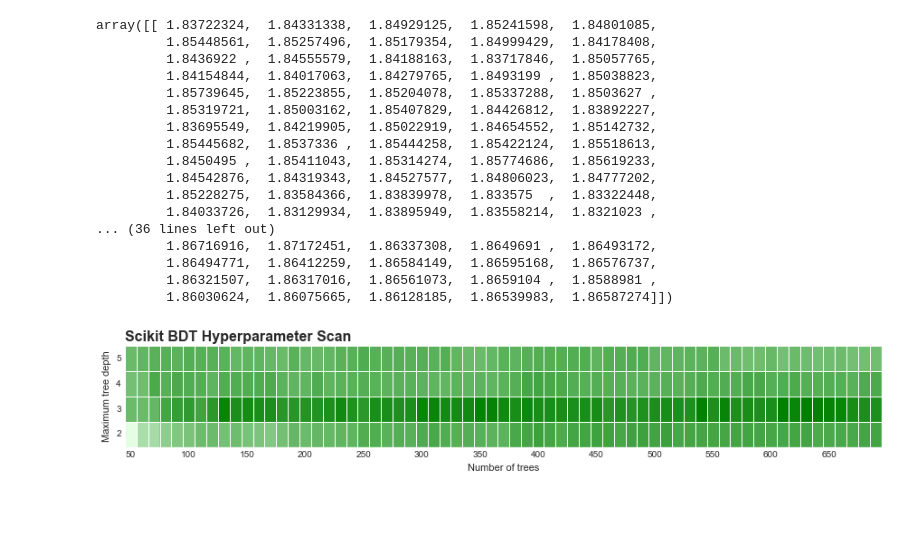
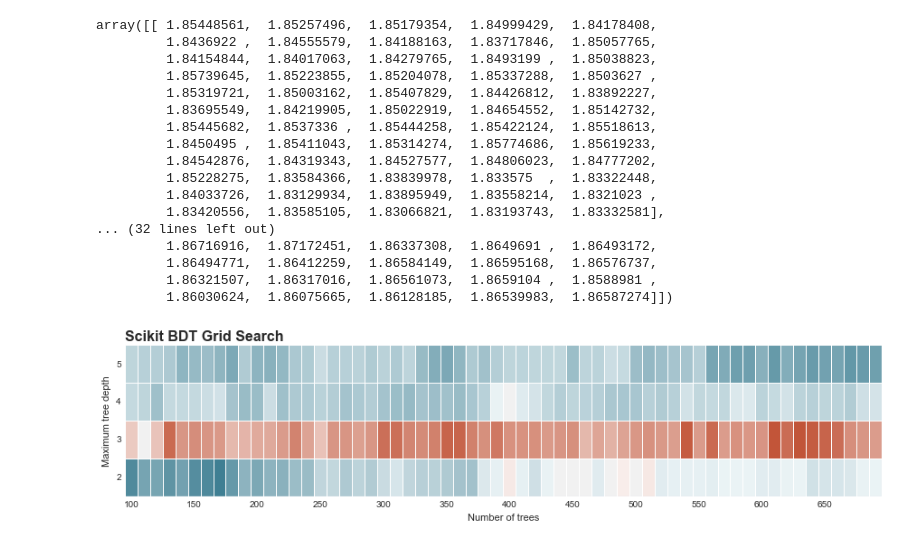
Before and after one commit to jimpala/msci-hep, a Jupyter notebook: skl_gridsearches/BDT_gridsearch_explore.ipynb, the cells around one changed output. Saved outputs shown, nothing was run; the diff lists cells and outputs as text; code cells hidden in the pictures; blank space fills up the shorter version.

```diff
--- a/skl_gridsearches/BDT_gridsearch_explore.ipynb
+++ b/skl_gridsearches/BDT_gridsearch_explore.ipynb
@@ -42,15 +42,14 @@ plt.show()
 # %%
-scores_2depth = df_2jet2fold[df_2jet2fold['param_base_estimator__max_depth'] == 2]['mean_test_score'].as_matrix()
-scores_3depth = df_2jet2fold[df_2jet2fold['param_base_estimator__max_depth'] == 3]['mean_test_score'].as_matrix()
-scores_4depth = df_2jet2fold[df_2jet2fold['param_base_estimator__max_depth'] == 4]['mean_test_score'].as_matrix()
-scores_5depth = df_2jet2fold[df_2jet2fold['param_base_estimator__max_depth'] == 5]['mean_test_score'].as_matrix()
+scores_2depth = df_2jet2fold[df_2jet2fold['param_base_estimator__max_depth'] == 2]['mean_test_score'].as_matrix()[5:]
+scores_3depth = df_2jet2fold[df_2jet2fold['param_base_estimator__max_depth'] == 3]['mean_test_score'].as_matrix()[5:]
+scores_4depth = df_2jet2fold[df_2jet2fold['param_base_estimator__max_depth'] == 4]['mean_test_score'].as_matrix()[5:]
+scores_5depth = df_2jet2fold[df_2jet2fold['param_base_estimator__max_depth'] == 5]['mean_test_score'].as_matrix()[5:]
 
 
 scores = np.vstack((scores_5depth, scores_4depth, scores_3depth, scores_2depth))
 scores
 # %% [output]
-array([[ 1.83722324,  1.84331338,  1.84929125,  1.85241598,  1.84801085,
-         1.85448561,  1.85257496,  1.85179354,  1.84999429,  1.84178408,
+array([[ 1.85448561,  1.85257496,  1.85179354,  1.84999429,  1.84178408,
          1.8436922 ,  1.84555579,  1.84188163,  1.83717846,  1.85057765,
          1.84154844,  1.84017063,  1.84279765,  1.8493199 ,  1.85038823,
          1.85739645,  1.85223855,  1.85204078,  1.85337288,  1.8503627 ,
@@ -61,47 +60,48 @@ array([[ 1.83722324,  1.84331338,  1.84929125,  1.85241598,  1.84801085,
          1.84542876,  1.84319343,  1.84527577,  1.84806023,  1.84777202,
          1.85228275,  1.83584366,  1.83839978,  1.833575  ,  1.83322448,
          1.84033726,  1.83129934,  1.83895949,  1.83558214,  1.8321023 ,
-... (36 lines left out)
+         1.83420556,  1.83585105,  1.83066821,  1.83193743,  1.83332581],
+... (32 lines left out)
          1.86716916,  1.87172451,  1.86337308,  1.8649691 ,  1.86493172,
          1.86494771,  1.86412259,  1.86584149,  1.86595168,  1.86576737,
          1.86321507,  1.86317016,  1.86561073,  1.8659104 ,  1.8588981 ,
          1.86030624,  1.86075665,  1.86128185,  1.86539983,  1.86587274]])
 # %%
-fig, ax = plt.subplots(figsize=(15,2))
-cmap2 = sns.light_palette("green", as_cmap=True)
+fig, ax = plt.subplots(figsize=(15,3))
+cmap2 = sns.diverging_palette(220, 20, n=7, as_cmap=True)
 
 # rcParams
 mpl.rcParams['axes.titlesize'] = 16.
 mpl.rcParams['axes.titleweight'] = 'bold'
 
 
 ax.imshow(scores, cmap=cmap2,
-          interpolation='none', extent=[50,700,2,6], aspect='auto')
-ax.set_xticks(np.arange(50, 701, 10))
+          interpolation='none', extent=[100,700,2,6], aspect='auto')
+ax.set_xticks(np.arange(100, 701, 10))
 ax.set_yticks(np.arange(2, 6.1, 1))
 
 # Hide major tick labels
 ax.set_xticklabels('')
 ax.set_yticklabels('')
 
 
 # Customize minor tick labels
-ax.set_xticks(np.arange(55, 705, 50), minor=True)
-ax.set_xticklabels(np.arange(50, 700, 50), minor=True)
+ax.set_xticks(np.arange(105, 705, 50), minor=True)
+ax.set_xticklabels(np.arange(100, 700, 50), minor=True)
 
 # Customize minor tick labels
 ax.set_yticks([2.5,3.5,4.5,5.5], minor=True)
 ax.set_yticklabels(['2','3','4','5'], minor=True)
 
 # Titles
 ax.set_xlabel('Number of trees')
 ax.set_ylabel('Maximum tree depth')
-ax.set_title('Scikit BDT Hyperparameter Scan', loc='left')
+ax.set_title('Scikit BDT Grid Search', loc='left')
 
-
+plt.savefig('bdt_gridsearch.png', transparent=True)
 plt.show()
 # %% [output]
-[figure, old version]
+[figure, new version]
 # %%
 mpl.rcParams['axes.titlesize']
 # %% [output]
```
Also changed, not shown: parts of 6 cells of this notebook, 3 other files.
